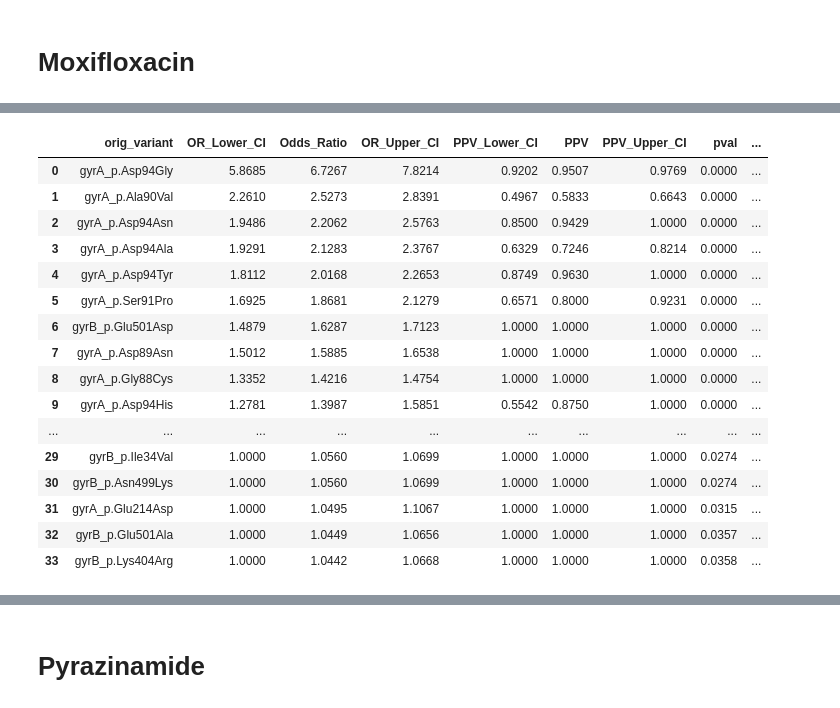
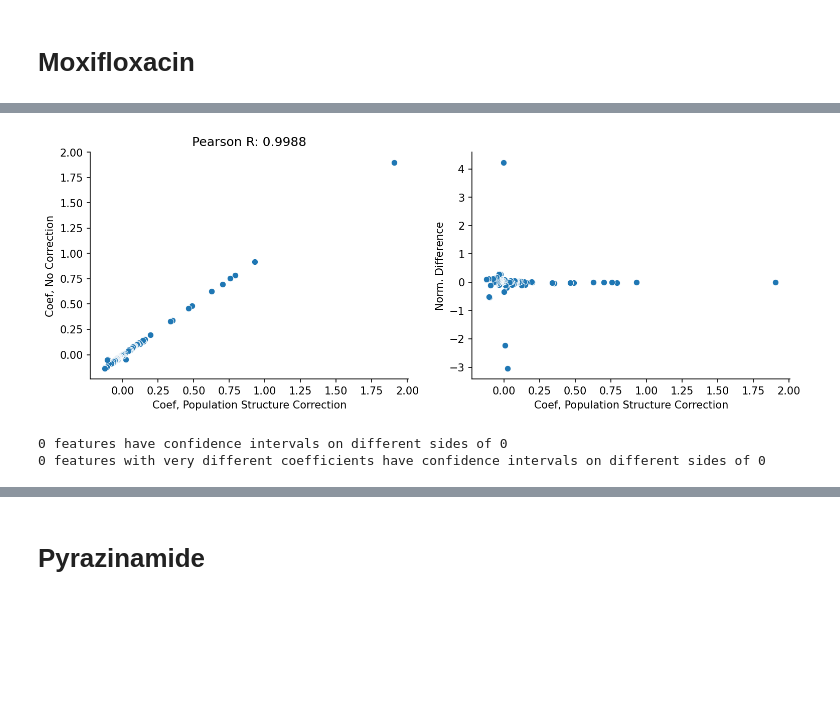
Before and after one commit to farhat-lab/who-analysis, a Jupyter notebook: analysis.ipynb, the cells around one changed output, grey strips where cells are left out. Saved outputs shown, nothing was run; the diff lists cells and outputs as text; code cells hidden in the pictures; blank space fills up the shorter version.

Commit message:
some coef comparison between population structure correction and without

```diff
--- a/analysis.ipynb
+++ b/analysis.ipynb
@@ -110,21 +114,46 @@ print(len(moxi_res.query("coef > 0").loc[moxi_res.query("coef > 0").orig_variant
+# %%
+def compare_models_population_structure_correction(res_df, res_df_noPopCorr, alpha):
+    '''
+    Comparison to determine if population structure determination is necessary. Things to compare:
+
+    1. Do all the same variants have non-zero coefficients (the returned dataframes are only non-zero coefficients)?
+    2. Compute Pearson correlation between coefficients.
+    3. Do features have p-values that are on the same side of the threshold (0.05 or 0.01)?
+    '''
+
+    plot_df = res_df[["orig_variant", "coef", "pval", "Lower_CI", "Upper_CI"]].merge(res_df_noPopCorr[["orig_variant", "coef", "pval", "Lower_CI", "Upper_CI"]], on="orig_variant")
+
+    # coefficient without population structure correction - coefficient with correction
+    plot_df["diff"] = plot_df["coef_y"] - plot_df["coef_x"]
+    plot_df["norm_diff"] = plot_df["diff"] / plot_df["coef_x"]
+    #plot_df = plot_df.query("norm_diff <= 1 & norm_diff >= -1")
+
+    fig, ax = plt.subplots(1, 2, figsize=(12, 4))
+    sns.scatterplot(data=plot_df, x="coef_x", y="coef_y", ax=ax[0])
+    ax[0].set_xlabel("Coef, Population Structure Correction")
+    ax[0].set_ylabel("Coef, No Correction")
+    ax[0].set_title(f"Pearson R: {np.round(st.pearsonr(plot_df['coef_x'], plot_df['coef_y'])[0], 4)}")
+
+    sns.scatterplot(data=plot_df, x="coef_x", y="norm_diff", ax=ax[1])
+    ax[1].set_xlabel("Coef, Population Structure Correction")
+    ax[1].set_ylabel("Norm. Difference")
+
+    sns.despine()
+    plt.show()
+
+    # get features whose coefficients differ by more than a 100% difference
+    # (difference between coefficients without and with correction is greater than the coefficient with population structure correction
+    large_diff = plot_df.query("norm_diff >= 1 | norm_diff <= -1")
+
+    # get the number of features with confidence intervals that lie on different sides of 0
+    print(f'{len(plot_df.query("Lower_CI_x > 0 & Upper_CI_x > 0 & Lower_CI_x < 0 & Upper_CI_x < 0"))} features have confidence intervals on different sides of 0')
+    print(f'{len(large_diff.query("Lower_CI_x > 0 & Upper_CI_x > 0 & Lower_CI_x < 0 & Upper_CI_x < 0"))} features with very different coefficients have confidence intervals on different sides of 0')
+# %%
+compare_models_population_structure_correction(moxi_res, moxi_res_noPopCorr, 0.05)
+# %% [output]
+[figure, added]
+0 features have confidence intervals on different sides of 0
+0 features with very different coefficients have confidence intervals on different sides of 0
 # %%
-moxi_res.query("coef > 0 & pval < 0.05")[["orig_variant", "OR_Lower_CI", "Odds_Ratio", "OR_Upper_CI", "PPV_Lower_CI", "PPV", "PPV_Upper_CI", "pval", "BH_pval", "Bonferroni_pval", "confidence_WHO_2021"]]
+#moxi_res.query("coef > 0 & pval < 0.05")[["orig_variant", "OR_Lower_CI", "Odds_Ratio", "OR_Upper_CI", "PPV_Lower_CI", "PPV", "PPV_Upper_CI", "pval", "BH_pval", "Bonferroni_pval", "confidence_WHO_2021"]]
-# %% [output]
-|  | orig_variant | OR_Lower_CI | Odds_Ratio | OR_Upper_CI | PPV_Lower_CI | PPV | PPV_Upper_CI | pval | ... |
-| 0 | gyrA_p.Asp94Gly | 5.8685 | 6.7267 | 7.8214 | 0.9202 | 0.9507 | 0.9769 | 0.0000 | ... |
-| 1 | gyrA_p.Ala90Val | 2.2610 | 2.5273 | 2.8391 | 0.4967 | 0.5833 | 0.6643 | 0.0000 | ... |
-| 2 | gyrA_p.Asp94Asn | 1.9486 | 2.2062 | 2.5763 | 0.8500 | 0.9429 | 1.0000 | 0.0000 | ... |
-| 3 | gyrA_p.Asp94Ala | 1.9291 | 2.1283 | 2.3767 | 0.6329 | 0.7246 | 0.8214 | 0.0000 | ... |
-| 4 | gyrA_p.Asp94Tyr | 1.8112 | 2.0168 | 2.2653 | 0.8749 | 0.9630 | 1.0000 | 0.0000 | ... |
-| 5 | gyrA_p.Ser91Pro | 1.6925 | 1.8681 | 2.1279 | 0.6571 | 0.8000 | 0.9231 | 0.0000 | ... |
-| 6 | gyrB_p.Glu501Asp | 1.4879 | 1.6287 | 1.7123 | 1.0000 | 1.0000 | 1.0000 | 0.0000 | ... |
-| 7 | gyrA_p.Asp89Asn | 1.5012 | 1.5885 | 1.6538 | 1.0000 | 1.0000 | 1.0000 | 0.0000 | ... |
-| 8 | gyrA_p.Gly88Cys | 1.3352 | 1.4216 | 1.4754 | 1.0000 | 1.0000 | 1.0000 | 0.0000 | ... |
-| 9 | gyrA_p.Asp94His | 1.2781 | 1.3987 | 1.5851 | 0.5542 | 0.8750 | 1.0000 | 0.0000 | ... |
-| ... | ... | ... | ... | ... | ... | ... | ... | ... | ... |
-| 29 | gyrB_p.Ile34Val | 1.0000 | 1.0560 | 1.0699 | 1.0000 | 1.0000 | 1.0000 | 0.0274 | ... |
-| 30 | gyrB_p.Asn499Lys | 1.0000 | 1.0560 | 1.0699 | 1.0000 | 1.0000 | 1.0000 | 0.0274 | ... |
-| 31 | gyrA_p.Glu214Asp | 1.0000 | 1.0495 | 1.1067 | 1.0000 | 1.0000 | 1.0000 | 0.0315 | ... |
-| 32 | gyrB_p.Glu501Ala | 1.0000 | 1.0449 | 1.0656 | 1.0000 | 1.0000 | 1.0000 | 0.0357 | ... |
-| 33 | gyrB_p.Lys404Arg | 1.0000 | 1.0442 | 1.0668 | 1.0000 | 1.0000 | 1.0000 | 0.0358 | ... |
 # %%
```
Also changed, not shown: parts of 4 cells of this notebook.
